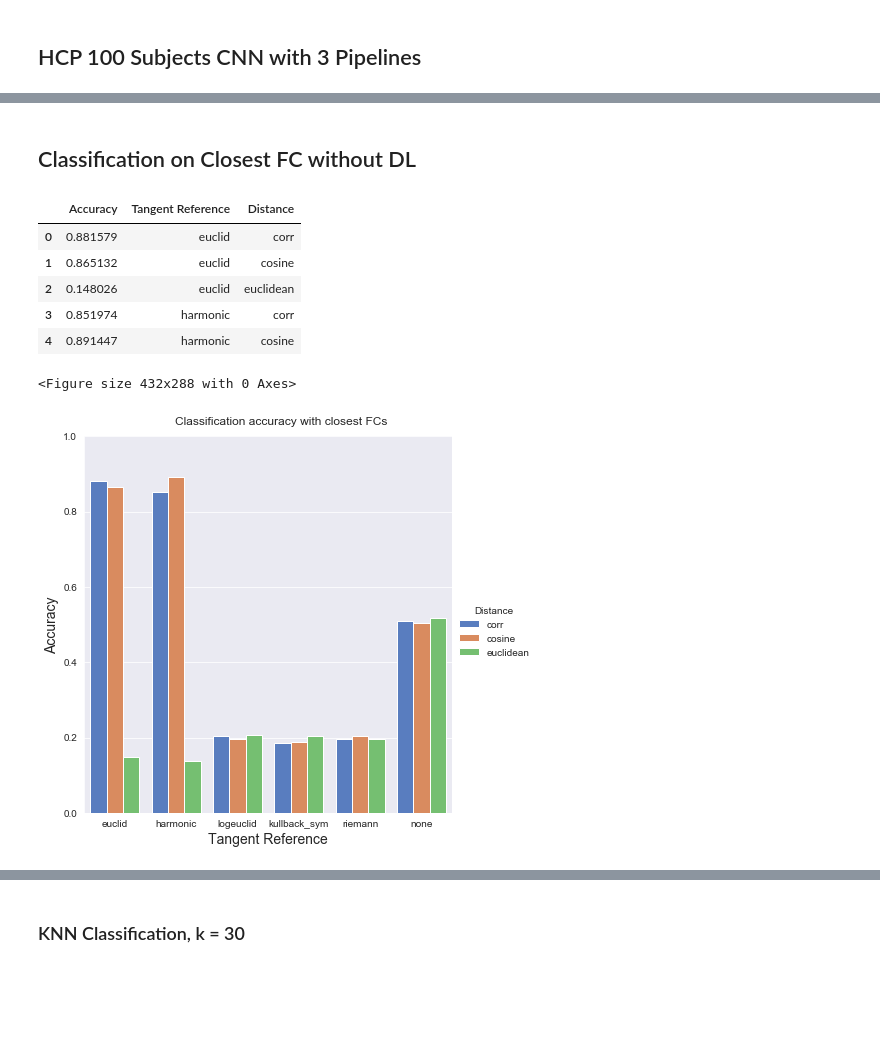
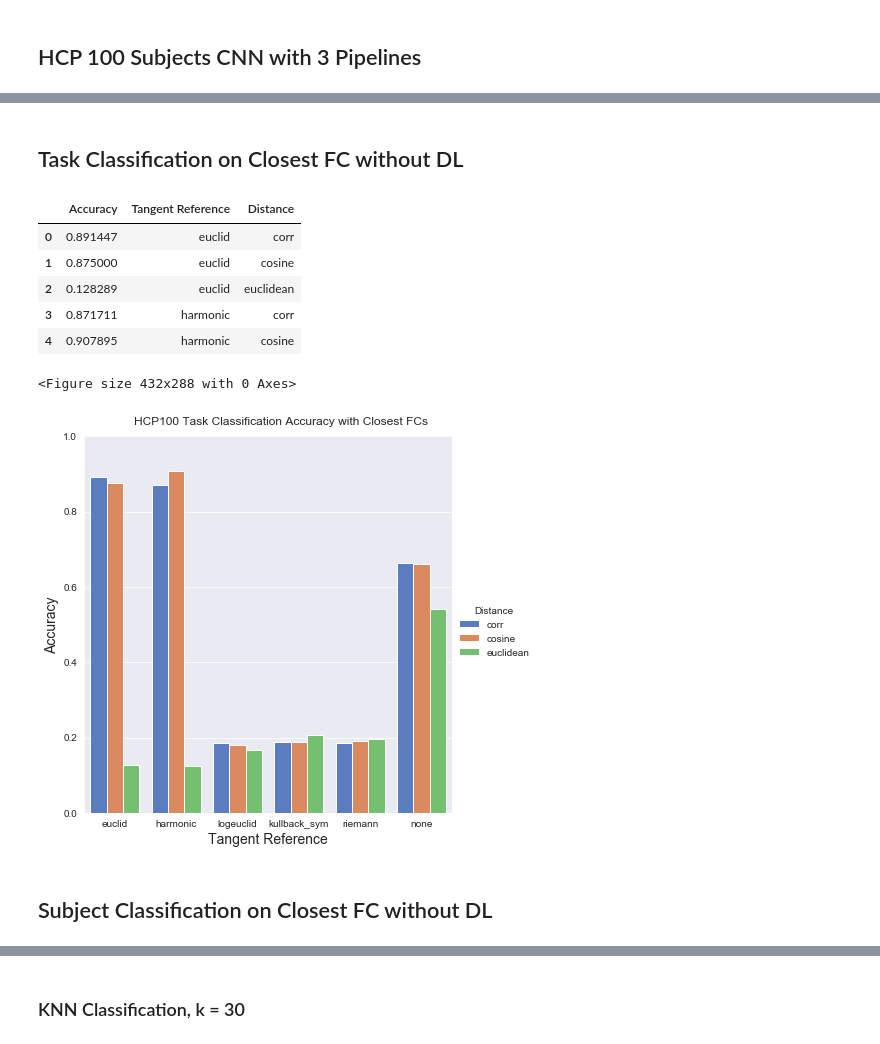
Before and after one commit to mwang29/fmri_learning, a Jupyter notebook: results/Data Visualizations.ipynb, the cells around one changed output, grey strips where cells are left out. Saved outputs shown, nothing was run; the diff lists cells and outputs as text; code cells hidden in the pictures; blank space fills up the shorter version.

Commit message:
subject and task knn/closest classification on HCP100

```diff
--- a/results/Data Visualizations.ipynb
+++ b/results/Data Visualizations.ipynb
@@ -22,7 +22,7 @@ plt.show()
 # %% [markdown]
-## Classification on Closest FC without DL
+## Task Classification on Closest FC without DL
 # %%
-distances = pd.read_csv('distances.csv', names=["Type", "Accuracy"])
+distances = pd.read_csv('distances_task.csv', names=["Type", "Accuracy"])
 new = distances["Type"].str.rsplit("_", n = 1, expand = True)
 distances['Tangent Reference'] = new[0]
 distances['Distance'] = new[1]
@@ -30,19 +30,21 @@ distances.drop(columns =["Type"], inplace = True)
 distances.head()
 # %% [output]
 |  | Accuracy | Tangent Reference | Distance |
-| 0 | 0.881579 | euclid | corr |
-| 1 | 0.865132 | euclid | cosine |
-| 2 | 0.148026 | euclid | euclidean |
-| 3 | 0.851974 | harmonic | corr |
-| 4 | 0.891447 | harmonic | cosine |
+| 0 | 0.891447 | euclid | corr |
+| 1 | 0.875000 | euclid | cosine |
+| 2 | 0.128289 | euclid | euclidean |
+| 3 | 0.871711 | harmonic | corr |
+| 4 | 0.907895 | harmonic | cosine |
 # %%
 sns.set_style("darkgrid")
 plt.tight_layout()
 ref_plot = sns.catplot(x="Tangent Reference", y="Accuracy", hue="Distance", data=distances,
                 height=6, kind="bar", palette="muted").set(ylim=(0, 1))
-ref_plot.fig.suptitle('Classification accuracy with closest FCs', y=1.02)
-plt.savefig('distance_classification.png', bbox_inches='tight')
+ref_plot.fig.suptitle('HCP100 Task Classification Accuracy with Closest FC', y=1.02)
+plt.savefig('distance_task.png', bbox_inches='tight')
 plt.show()
 # %% [output]
 <Figure size 432x288 with 0 Axes>
-[figure, old version]
+[figure, new version]
+# %% [markdown]
+## Subject Classification on Closest FC without DL
```
Also changed, not shown: parts of 8 cells of this notebook, 13 other files.
